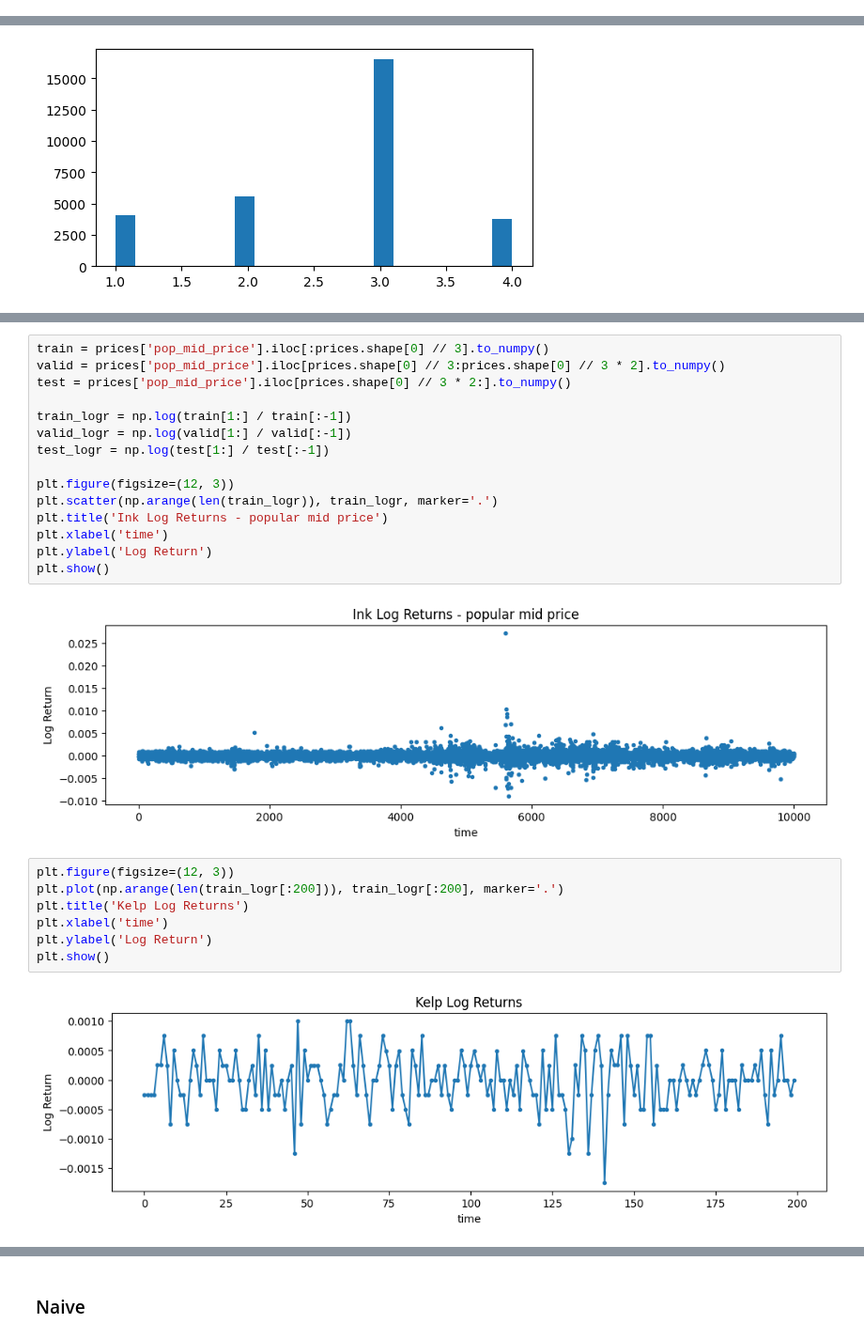
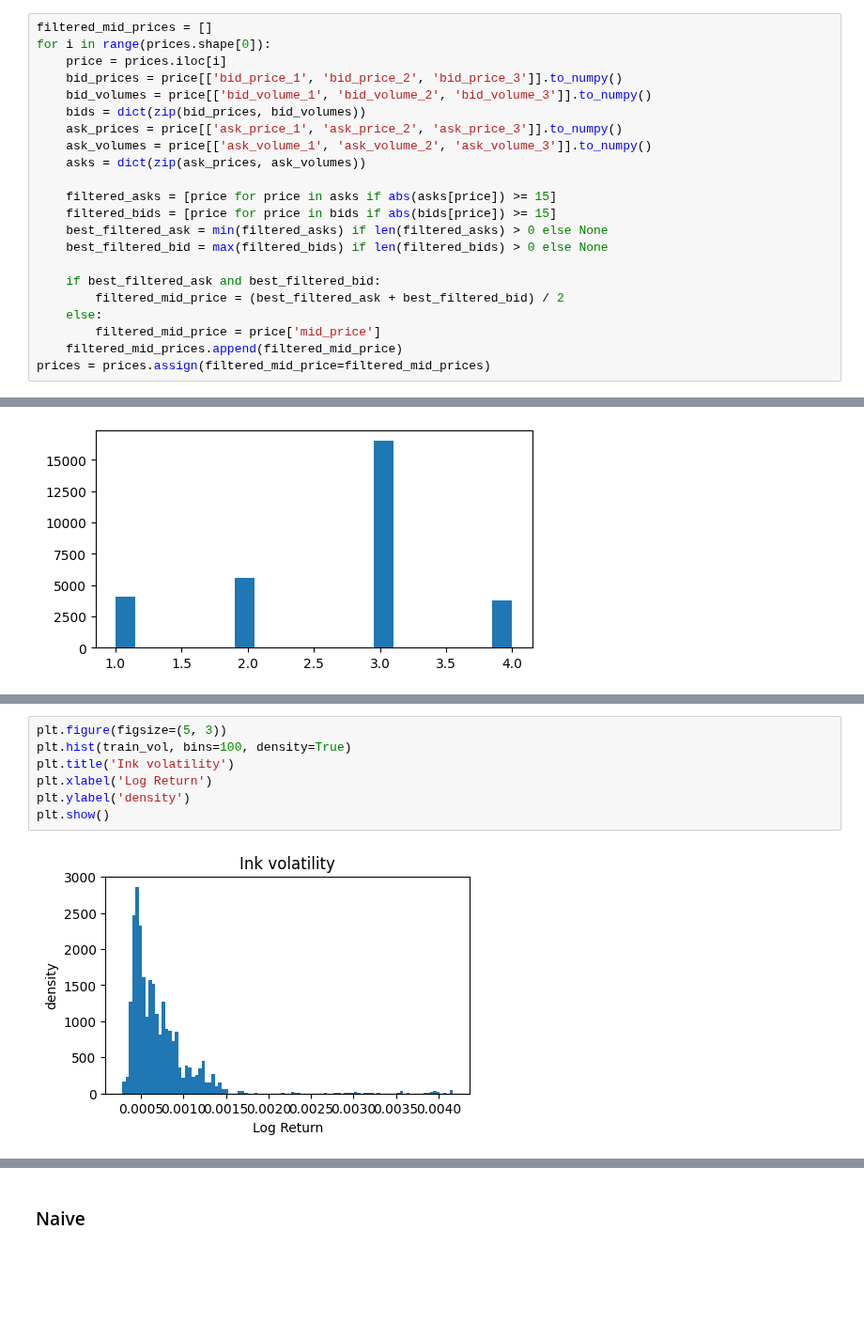
Before and after one commit to aemilani/imc-prosperity-3, a Jupyter notebook: notebooks/ink.ipynb, the cells around one changed output, grey strips where cells are left out. Shown at 94% size. Saved outputs shown, nothing was run; the diff lists cells and outputs as text; blank space fills up the shorter version.

```diff
--- a/notebooks/ink.ipynb
+++ b/notebooks/ink.ipynb
@@ -78,6 +67,28 @@ pop_ask_prices = ask_prices[np.arange(len(ask_prices)), max_inds]
 prices = prices.assign(pop_bid_price=pop_bid_prices)
 prices = prices.assign(pop_ask_price=pop_ask_prices)
 prices = prices.assign(pop_mid_price=(pop_bid_prices + pop_ask_prices) / 2)
+# %%
+filtered_mid_prices = []
+for i in range(prices.shape[0]):
+    price = prices.iloc[i]
+    bid_prices = price[['bid_price_1', 'bid_price_2', 'bid_price_3']].to_numpy()
+    bid_volumes = price[['bid_volume_1', 'bid_volume_2', 'bid_volume_3']].to_numpy()
+    bids = dict(zip(bid_prices, bid_volumes))
+    ask_prices = price[['ask_price_1', 'ask_price_2', 'ask_price_3']].to_numpy()
+    ask_volumes = price[['ask_volume_1', 'ask_volume_2', 'ask_volume_3']].to_numpy()
+    asks = dict(zip(ask_prices, ask_volumes))
+
+    filtered_asks = [price for price in asks if abs(asks[price]) >= 15]
+    filtered_bids = [price for price in bids if abs(bids[price]) >= 15]
+    best_filtered_ask = min(filtered_asks) if len(filtered_asks) > 0 else None
+    best_filtered_bid = max(filtered_bids) if len(filtered_bids) > 0 else None
+
+    if best_filtered_ask and best_filtered_bid:
+        filtered_mid_price = (best_filtered_ask + best_filtered_bid) / 2
+    else:
+        filtered_mid_price = price['mid_price']
+    filtered_mid_prices.append(filtered_mid_price)
+prices = prices.assign(filtered_mid_price=filtered_mid_prices)
 # %%
 fig, ax = plt.subplots(1, 3, figsize=(12, 2))
 ax[0].hist(prices['bid_volume_1'], bins=20)
@@ -200,28 +208,11 @@ plt.show()
-# %%
-train = prices['pop_mid_price'].iloc[:prices.shape[0] // 3].to_numpy()
-valid = prices['pop_mid_price'].iloc[prices.shape[0] // 3:prices.shape[0] // 3 * 2].to_numpy()
-test = prices['pop_mid_price'].iloc[prices.shape[0] // 3 * 2:].to_numpy()
-
-train_logr = np.log(train[1:] / train[:-1])
-valid_logr = np.log(valid[1:] / valid[:-1])
-test_logr = np.log(test[1:] / test[:-1])
-
-plt.figure(figsize=(12, 3))
-plt.scatter(np.arange(len(train_logr)), train_logr, marker='.')
-plt.title('Ink Log Returns - popular mid price')
-plt.xlabel('time')
-plt.ylabel('Log Return')
-plt.show()
-# %% [output]
-[figure, removed]
 # %%
-plt.figure(figsize=(12, 3))
-plt.plot(np.arange(len(train_logr[:200])), train_logr[:200], marker='.')
-plt.title('Kelp Log Returns')
-plt.xlabel('time')
-plt.ylabel('Log Return')
+plt.figure(figsize=(5, 3))
+plt.hist(train_vol, bins=100, density=True)
+plt.title('Ink volatility')
+plt.xlabel('Log Return')
+plt.ylabel('density')
 plt.show()
 # %% [output]
-[figure, old version]
+[figure, new version]
 # %%
 plt.figure(figsize=(5, 3))
```
Also changed, not shown: parts of 85 cells of this notebook, 10 other files.
